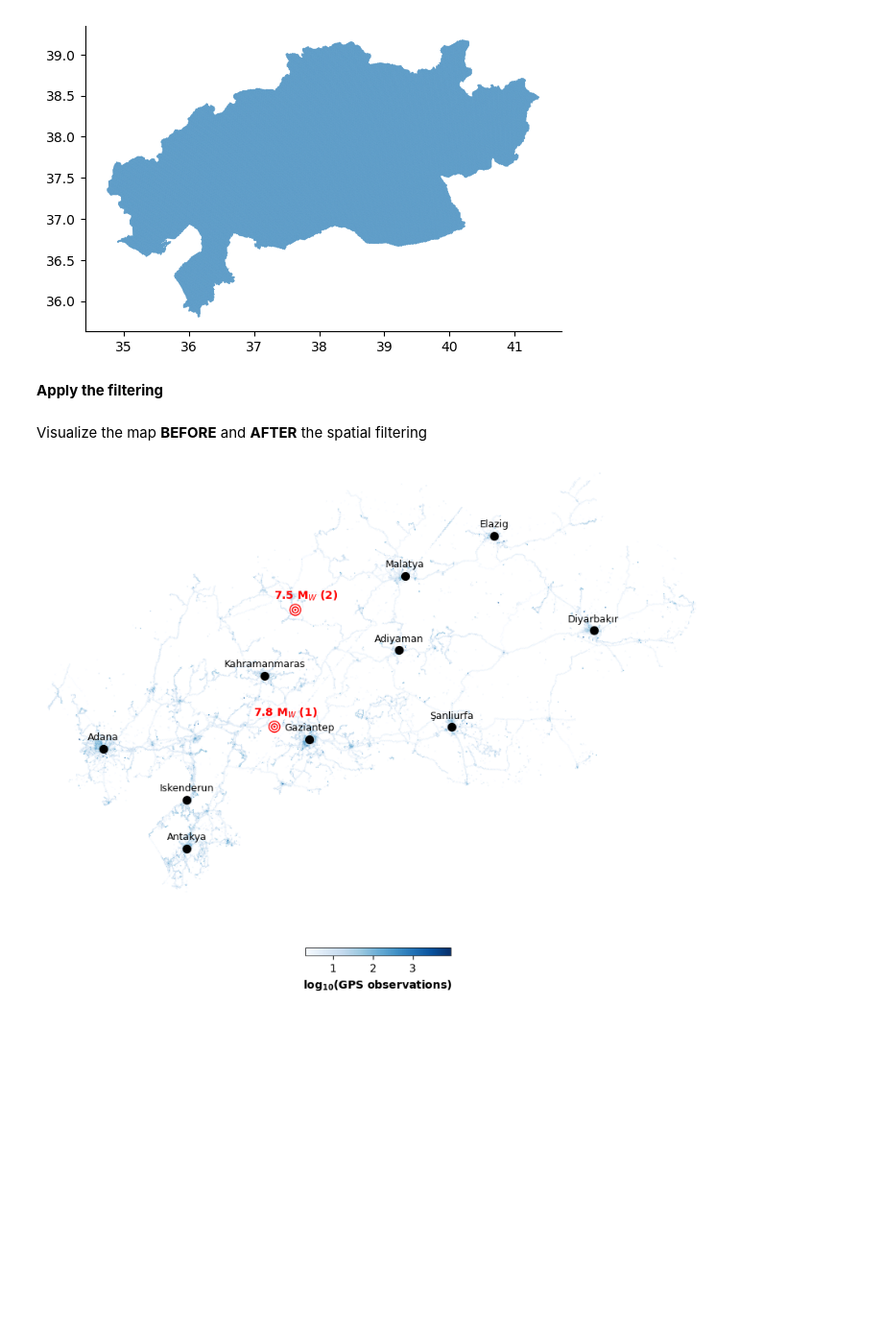
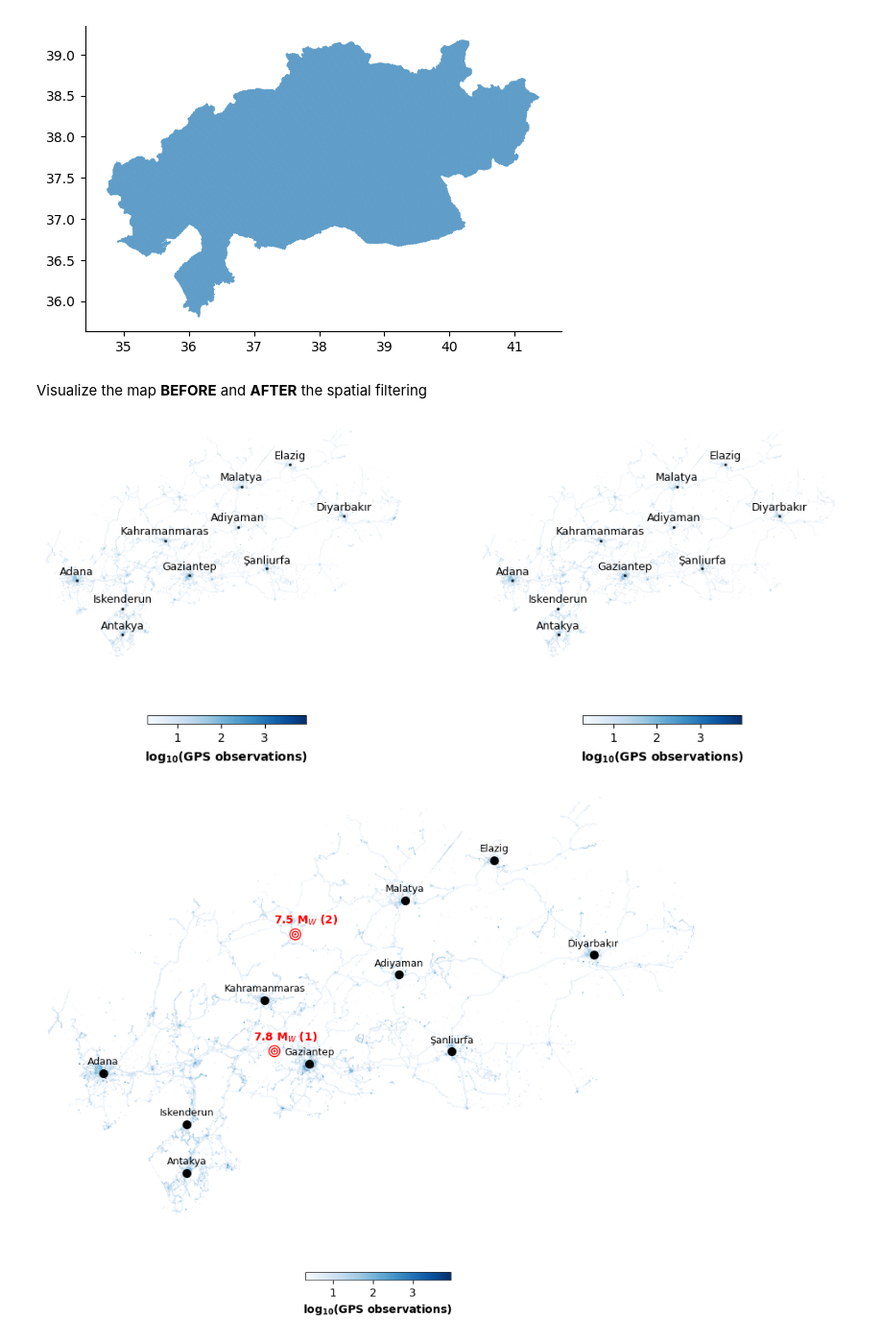
Before and after one commit to worldbank/eca-resilience, a Jupyter notebook: notebooks/Earthquake_report_v1.ipynb, the cells around one changed output. Shown at 96% size. Drawn from its saved outputs; the diff is of its cells as text; code cells hidden in the pictures; blank space fills up the shorter version.

```diff
--- a/notebooks/Earthquake_report_v1.ipynb
+++ b/notebooks/Earthquake_report_v1.ipynb
@@ -266,7 +262,3 @@ else:
     gdf_h3.to_file(output_path, driver="GPKG")
 # %% [output]
 File exists. Loading...
-# %%
-fig, ax = plt.subplots(figsize=(8,8))
-gdf_h3.plot(color="blue", ax=ax, label="new")
-len(gdf_h3)
@@ -418,6 +397,4 @@ gdf_h3_AOI = gpd.sjoin(gdf_h3, gdf_AOI, how="inner", predicate="intersects")
 gdf_h3_AOI.plot();
 # %% [output]
 [figure]
-# %% [markdown]
-**Apply the filtering**
 # %%
@@ -428,36 +405,44 @@ df_AOI = df[df["hex_id"].isin(set_h3_AOI)]
 Visualize the map **BEFORE** and **AFTER** the spatial filtering
 # %%
 fig, axes = plt.subplots(1, 2, figsize=(12,8))
+
+cities_annotate = {
+    # lat, lng
+    "Adana": (36.98943433117843, 35.326172420282305),
+    "Gaziantep": (37.066553925023534, 37.37704209994388),
+    "Kahramanmaras": (37.5698958853981, 36.93570072180132),
+    "Adiyaman": (37.76990755607821, 38.270539522437815),
+    "Şanliurfa": (37.16656185525715, 38.79354973671645),
+    "Malatya": (38.35603562693763, 38.333616343798724),
+    "Elazig": (38.67476387214231, 39.220075677746905),
+    "Diyarbakır": (37.92522266899227, 40.207309154679145),
+    "Iskenderun": (36.58831906651009, 36.159339548216956),
+    "Antakya": (36.20453628503079, 36.16185168379896)
+}
 
 # Get global bounds from the full hex grid
 xmin, ymin, xmax, ymax = gdf_h3_AOI.total_bounds
 
 for ax, dplot in zip(axes, [df, df_AOI]):
     df_gb_count = dplot.groupby(["hex_id", "date"], as_index=False).count()[["hex_id", "uid"]]
     df_hex_avg_points_day = df_gb_count.groupby("hex_id", as_index=False).mean()
     gdf_map = gdf_h3.merge(df_hex_avg_points_day, left_on="h3_index", right_on="hex_id", how="left")
     gdf_map["uid"] = gdf_map["uid"].fillna(0)
     _, _, cbar = plot_map_gdf(gdf_map, col="uid", cmap="Blues", ax=ax, fig=fig)
 
     ax.axis("off");
     ax.set_xlim(xmin, xmax)
     ax.set_ylim(ymin, ymax)
 
     cbar.set_label(r"$\mathbf{log_{10}}$(GPS observations)", weight=600)
     cbar.outline.set_linewidth(0.5)
 
-
-cities_annotate = {
-    "Adana": (36.9973011,35.123257),
-    "Gaziantep": (37.058743,37.2977357),
-   "Kahramanmaras": (37.5553554,36.8291907)
-
-}
-
-for city in cities_annotate:
-    lat, lon = cities_annotate[city]
-    ax.scatter(lon, lat, s=2, color="black", alpha=0.7, zorder=3)
-    ax.text(lon, lat+0.05, city, fontsize=9, fontweight='500', ha="center", va="bottom", color="black", zorder=5)
+    for city in cities_annotate:
+        lat, lon = cities_annotate[city]
+        ax.scatter(lon, lat, s=2, color="black", alpha=0.7, zorder=3)
+        ax.text(lon, lat+0.05, city, fontsize=9, fontweight='500', ha="center", va="bottom", color="black", zorder=5)
+# %% [output]
+[figure, added]
 # %%
 fig, ax = plt.subplots(1, 1, figsize=(12,8))
 
```
Also changed, not shown: parts of 45 cells of this notebook.
